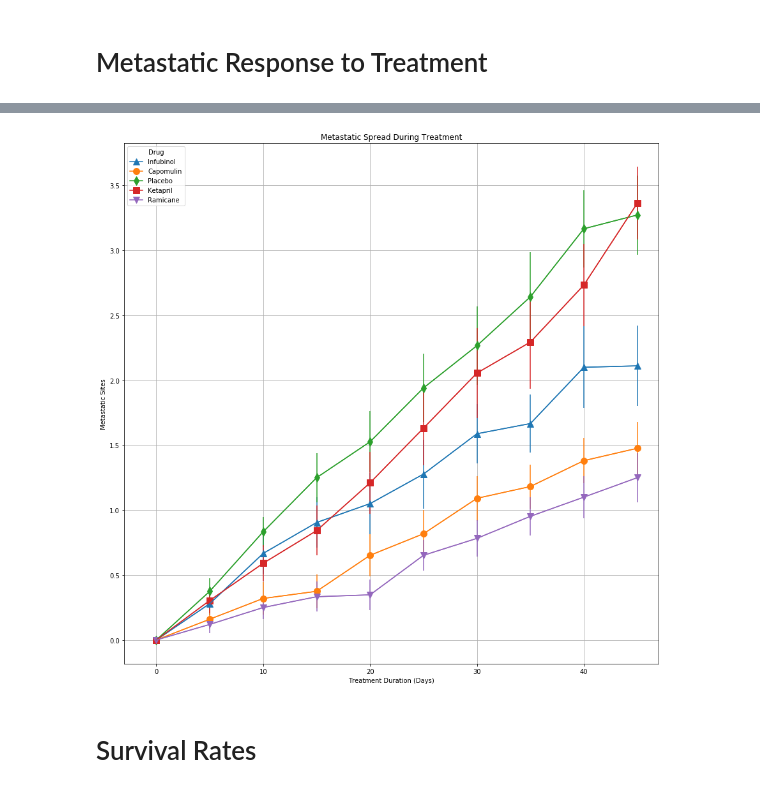
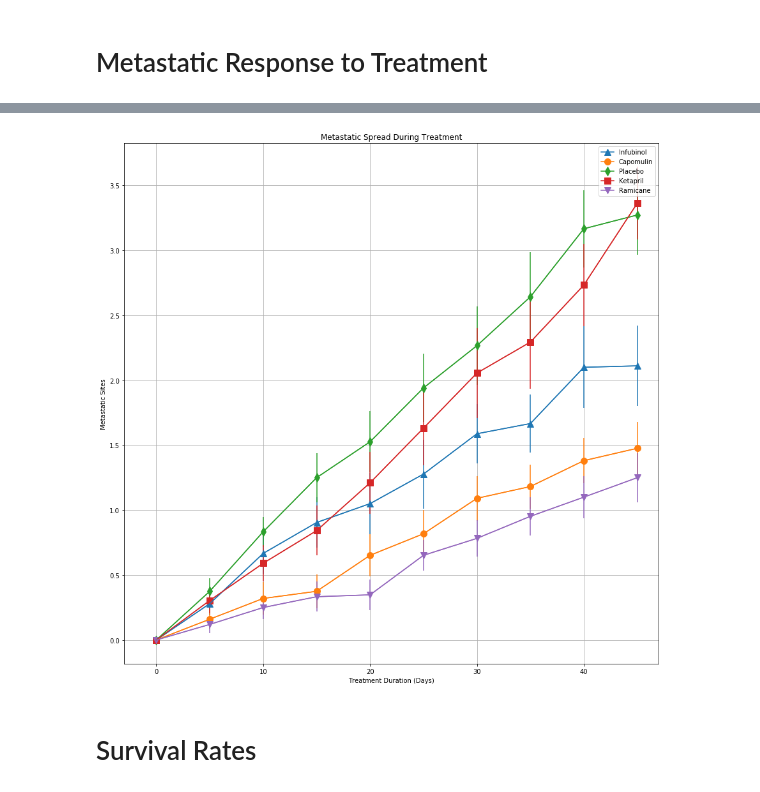
Before and after one commit to gabprado/matplotlib-challenge, a Jupyter notebook: Pymaceuticals/Pymaceuticals.ipynb, the cells around one changed output, grey strips where cells are left out. Cells and saved outputs as stored; diff of their text form; code cells hidden in the pictures.

```diff
--- a/Pymaceuticals/Pymaceuticals.ipynb
+++ b/Pymaceuticals/Pymaceuticals.ipynb
@@ -139,15 +140,16 @@ drug_ms_err_pvt
 # %%
 #store the error line plot data for metastatic spread
 drug_ms_errplt = drug_ms_pvt.plot(y = cols,figsize = (15,15),yerr = drug_ms_err_pvt, legend = False)
 #reset colors
 drug_ms_errplt.set_prop_cycle(None)
 #use ax to plot the error lines
 drug_ms_pvt.plot.line(y = cols, figsize = (15,15), style = ["^-", "o-", "d-", "s-","v-"], \
               markersize = 10 ,title = "Metastatic Spread During Treatment",ax = drug_ms_errplt,  \
               grid = True).set(xlabel = "Treatment Duration (Days)", xlim = [-3,47] ,ylabel = "Metastatic Sites")
+plt.legend(cols)
 plt.show()
 # %% [output]
-[figure, old version]
+[figure, new version]
 # %% [markdown]
 # Survival Rates
 # %%
```
Also changed, not shown: parts of 2 cells of this notebook, 2 other files.
